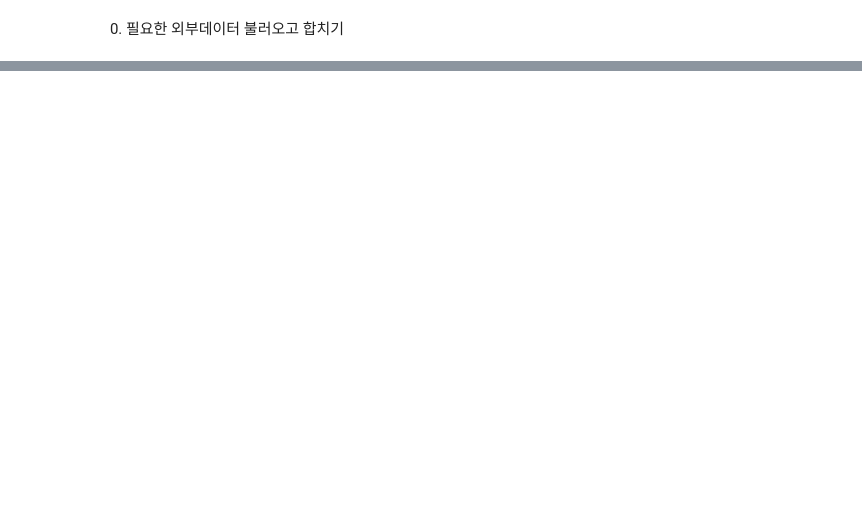
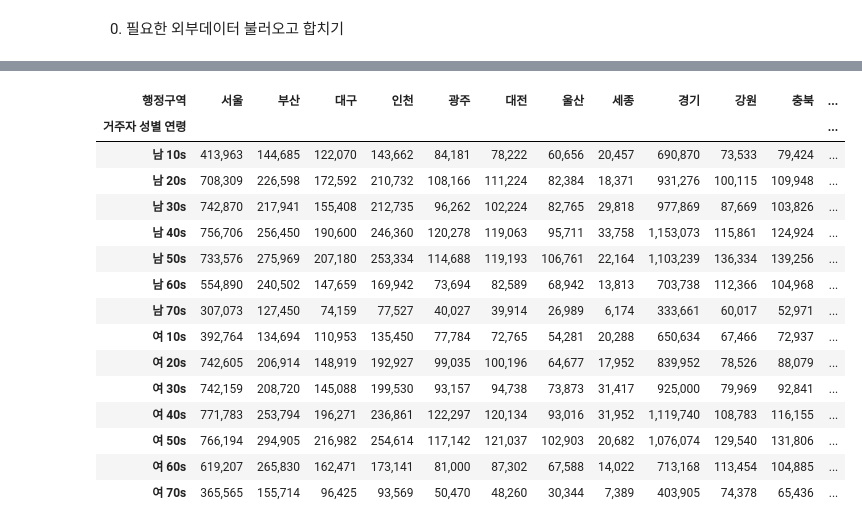
Before and after one commit to dhxoghks95/2020_jeju_creditcard, a Jupyter notebook: code/preprocessing_EDA/시도 - 성별 - 연령대 - 인구수 code.ipynb, the cells around one changed output, grey strips where cells are left out. Cells and saved outputs as stored; diff of their text form; code cells hidden in the pictures; blank space fills up the shorter version.

```diff
--- a/code/preprocessing_EDA/시도 - 성별 - 연령대 - 인구수 code.ipynb
+++ b/code/preprocessing_EDA/시도 - 성별 - 연령대 - 인구수 code.ipynb
@@ -253,0 +27,2 @@ data_TT22.to_csv('C:/Users/USER/Desktop/2020 summer dacon/2020_jeju_credit card/
+# %%
+data1 = pd.concat([df1,df2],axis=1)
@@ -253,0 +39,20 @@ data_TT22.to_csv('C:/Users/USER/Desktop/2020 summer dacon/2020_jeju_credit card/
+# %%
+data1.rename(index = {"서울특별시  (1100000000)" : '서울',
+"부산광역시  (2600000000)" : '부산',
+"대구광역시  (2700000000)" : '대구',
+"인천광역시  (2800000000)" : '인천',
+"광주광역시  (2900000000)" : '광주',
+"대전광역시  (3000000000)" : '대전',
+"울산광역시  (3100000000)" : '울산',
+"세종특별자치시  (3600000000)" : '세종',
+"경기도  (4100000000)" : '경기',
+"강원도  (4200000000)" : '강원',
+"충청북도  (4300000000)" : '충북',
+"충청남도  (4400000000)" : '충남',
+"전라북도  (4500000000)" : '전북',
+"전라남도  (4600000000)" : '전남',
+"경상북도  (4700000000)" : '경북',
+"경상남도  (4800000000)" : '경남',
+"제주특별자치도  (5000000000)" : '제주'
+}, inplace = True)
+data1.head(5)
@@ -253,0 +67,25 @@ data_TT22.to_csv('C:/Users/USER/Desktop/2020 summer dacon/2020_jeju_credit card/
+# %%
+data2= np.transpose(data1)
+# %%
+거주자성별연령 = ['남 10s', '남 20s', '남 30s', '남 40s', '남 50s', '남 60s','남 70s', '여 10s', '여 20s', '여 30s', '여 40s', '여 50s', '여 60s', '여 70s']
+data2['거주자 성별 연령'] = 거주자성별연령
+data2 = data2.set_index('거주자 성별 연령', drop = True)
+# %%
+data2.head(20)
+# %% [output]
+| 행정구역 | 서울 | 부산 | 대구 | 인천 | 광주 | 대전 | 울산 | 세종 | 경기 | 강원 | 충북 | ... |
+| 거주자 성별 연령 |  |  |  |  |  |  |  |  |  |  |  | ... |
+| 남 10s | 413,963 | 144,685 | 122,070 | 143,662 | 84,181 | 78,222 | 60,656 | 20,457 | 690,870 | 73,533 | 79,424 | ... |
+| 남 20s | 708,309 | 226,598 | 172,592 | 210,732 | 108,166 | 111,224 | 82,384 | 18,371 | 931,276 | 100,115 | 109,948 | ... |
+| 남 30s | 742,870 | 217,941 | 155,408 | 212,735 | 96,262 | 102,224 | 82,765 | 29,818 | 977,869 | 87,669 | 103,826 | ... |
+| 남 40s | 756,706 | 256,450 | 190,600 | 246,360 | 120,278 | 119,063 | 95,711 | 33,758 | 1,153,073 | 115,861 | 124,924 | ... |
+| 남 50s | 733,576 | 275,969 | 207,180 | 253,334 | 114,688 | 119,193 | 106,761 | 22,164 | 1,103,239 | 136,334 | 139,256 | ... |
+| 남 60s | 554,890 | 240,502 | 147,659 | 169,942 | 73,694 | 82,589 | 68,942 | 13,813 | 703,738 | 112,366 | 104,968 | ... |
+| 남 70s | 307,073 | 127,450 | 74,159 | 77,527 | 40,027 | 39,914 | 26,989 | 6,174 | 333,661 | 60,017 | 52,971 | ... |
+| 여 10s | 392,764 | 134,694 | 110,953 | 135,450 | 77,784 | 72,765 | 54,281 | 20,288 | 650,634 | 67,466 | 72,937 | ... |
+| 여 20s | 742,605 | 206,914 | 148,919 | 192,927 | 99,035 | 100,196 | 64,677 | 17,952 | 839,952 | 78,526 | 88,079 | ... |
+| 여 30s | 742,159 | 208,720 | 145,088 | 199,530 | 93,157 | 94,738 | 73,873 | 31,417 | 925,000 | 79,969 | 92,841 | ... |
+| 여 40s | 771,783 | 253,794 | 196,271 | 236,861 | 122,297 | 120,134 | 93,016 | 31,952 | 1,119,740 | 108,783 | 116,155 | ... |
+| 여 50s | 766,194 | 294,905 | 216,982 | 254,614 | 117,142 | 121,037 | 102,903 | 20,682 | 1,076,074 | 129,540 | 131,806 | ... |
+| 여 60s | 619,207 | 265,830 | 162,471 | 173,141 | 81,000 | 87,302 | 67,588 | 14,022 | 713,168 | 113,454 | 104,885 | ... |
+| 여 70s | 365,565 | 155,714 | 96,425 | 93,569 | 50,470 | 48,260 | 30,344 | 7,389 | 403,905 | 74,378 | 65,436 | ... |
```
Also changed, not shown: parts of 68 cells of this notebook.
